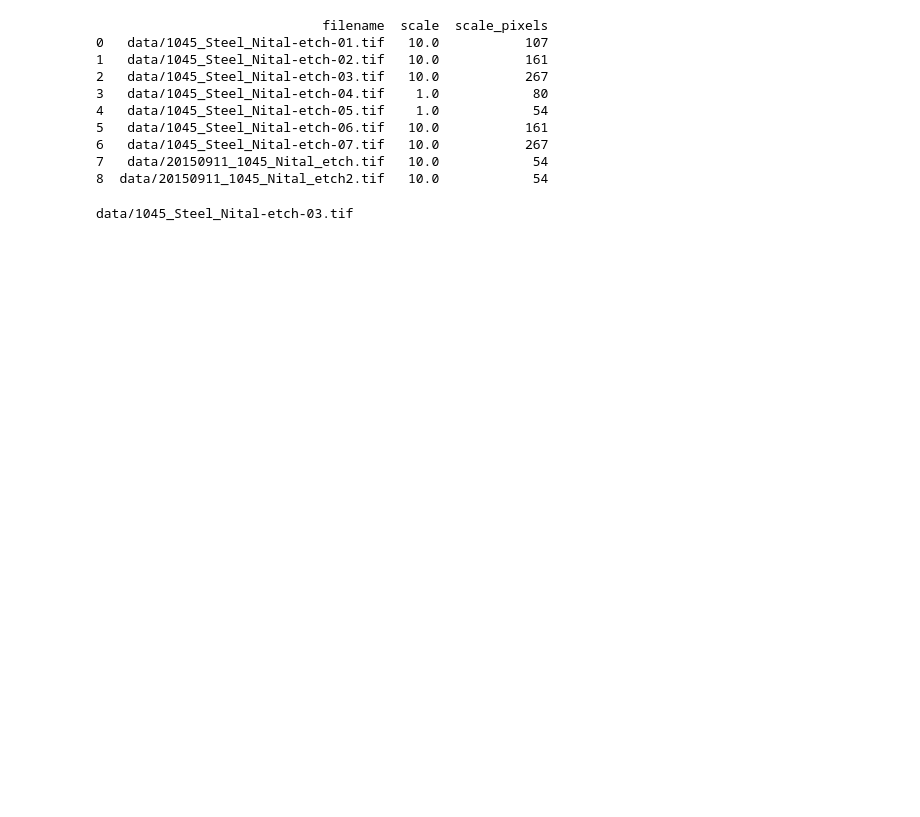
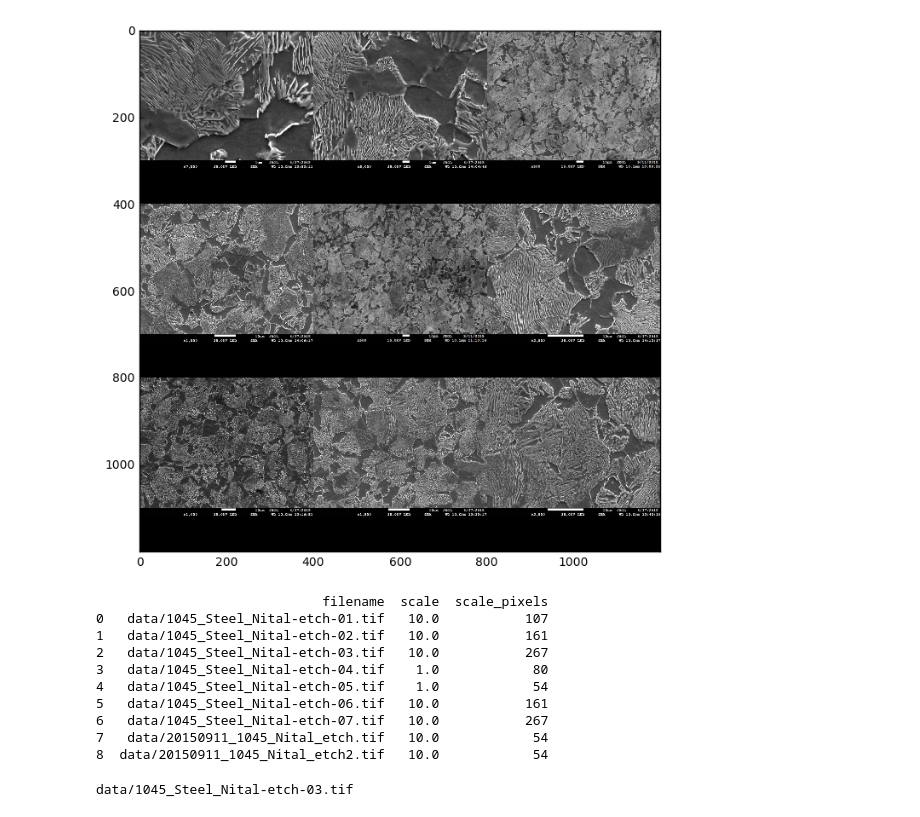
Before and after one commit to wd15/sem-image-stats, a Jupyter notebook: index.ipynb, the cells around one changed output. Saved outputs shown, nothing was run; the diff lists cells and outputs as text; code cells hidden in the pictures; blank space fills up the shorter version.

```diff
--- a/index.ipynb
+++ b/index.ipynb
@@ -1,3 +55,33 @@
+# %%
+%matplotlib inline
+
+import glob
+from PIL import Image
+from matplotlib.pyplot import imshow
+import numpy as np
+import matplotlib.pyplot as plt
+
+filenames = glob.glob("data/*.tif")
+
+images = [Image.open(filename) for filename in filenames]
+#creates a new empty image, RGB mode, and size 400 by 400.
+new_im = Image.new('RGB', (1200 , 1200))
+
+#Here I resize my opened image, so it is no bigger than 100,100
+
+#Iterate through a 4 by 4 grid with 100 spacing, to place my image
+for i in range(3):
+    for j in range(3):
+        #I change brightness of the images, just to emphasise they are unique copies.
+        image = images[j * 3 + i]
+        image.thumbnail((400, 400))
+        new_im.paste(image, (i * 400, j * 400))
+
+fig, ax = plt.subplots(figsize=(7, 7))
+ax.imshow(np.asarray(new_im))
+plt.tight_layout()
+# %% [output]
+[figure, added]
 # %%
 import glob
 import pytesseract
```
Also changed, not shown: parts of 4 cells of this notebook.
